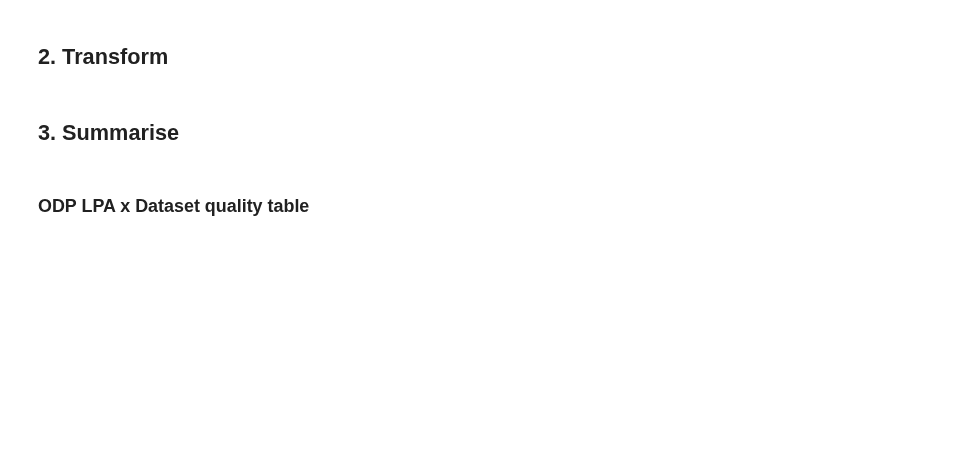
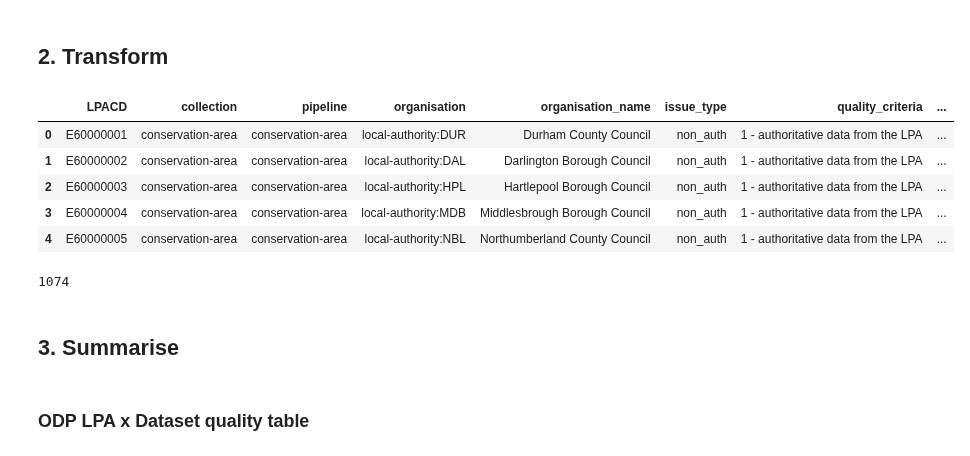
Before and after one commit to digital-land/jupyter-analysis, a Jupyter notebook: reports/measure_odp_data_quality/measure_odp_data_quality.ipynb, the cells around one changed output. Cells and saved outputs as stored; diff of their text form; code cells hidden in the pictures; blank space fills up the shorter version.

```diff
--- a/reports/measure_odp_data_quality/measure_odp_data_quality.ipynb
+++ b/reports/measure_odp_data_quality/measure_odp_data_quality.ipynb
@@ -143,28 +151,38 @@ ca_gdf = ca_gdf.merge(
 # %%
 # PROVENANCE TABLE - flagging when conservation-area provisions are from alternative sources
 
 qual_prov = ft.make_ca_provenance_issues_table(lpa_live_gdf, ca_gdf)
 
 # CA MATCH CHECK TABLE - flagging when conservation-area counts per LPA don't match manual count
 
 qual_match = ft.make_ca_count_match_issues_table(lpa_live_gdf)
 
+# LPA BOUNDARY CHECK TABLE - flagging when entities for a provision are beyond the expected LPA boundary
+
+qual_bounds = ft.make_lpa_boundary_issues_table(lpa_live_gdf)
 
 # ISSUES TABLE - flagging when provisions have data quality issues
 
 qual_issues = ft.make_issues_input_table(base, lookup_issue_qual)
 
 
 # # FRESHNESS TABLE - flagging when provisions haven't been updated in last year - not included in quality framework for now
 
 # # create table of old resources and flag quality level as 5
 # ep_res_fresh_qual = ft.make_freshness_input_table(ep_res_issues, age_days = 365)
 
 
 # ALL QUALITY CATEGORIES TABLE - joining all records of quality categories (freshness & DQ issues) into one long table
 # concat tables for each type
-qual_all = pd.concat([qual_prov, qual_match, qual_issues])
+qual_all = pd.concat([qual_prov, qual_match, qual_bounds, qual_issues])
 qual_all.head()
+# %% [output]
+|  | LPACD | collection | pipeline | organisation | organisation_name | issue_type | quality_criteria | ... |
+| 0 | E60000001 | conservation-area | conservation-area | local-authority:DUR | Durham County Council | non_auth | 1 - authoritative data from the LPA | ... |
+| 1 | E60000002 | conservation-area | conservation-area | local-authority:DAL | Darlington Borough Council | non_auth | 1 - authoritative data from the LPA | ... |
+| 2 | E60000003 | conservation-area | conservation-area | local-authority:HPL | Hartlepool Borough Council | non_auth | 1 - authoritative data from the LPA | ... |
+| 3 | E60000004 | conservation-area | conservation-area | local-authority:MDB | Middlesbrough Borough Council | non_auth | 1 - authoritative data from the LPA | ... |
+| 4 | E60000005 | conservation-area | conservation-area | local-authority:NBL | Northumberland County Council | non_auth | 1 - authoritative data from the LPA | ... |
 # %%
 # # store functions & arguments that return quality calculation data as a list of tuples
 # qual_calc_functions = [
@@ -184,6 +202,8 @@ level_map = {
 
 qual_summary = ft.make_score_summary_table(qual_all, level_map)
 print(len(qual_summary))
+# %% [output]
+1074
 # %% [markdown]
 ## 3. Summarise
 # %% [markdown]
```
Also changed, not shown: parts of 7 cells of this notebook, 1 other file.
